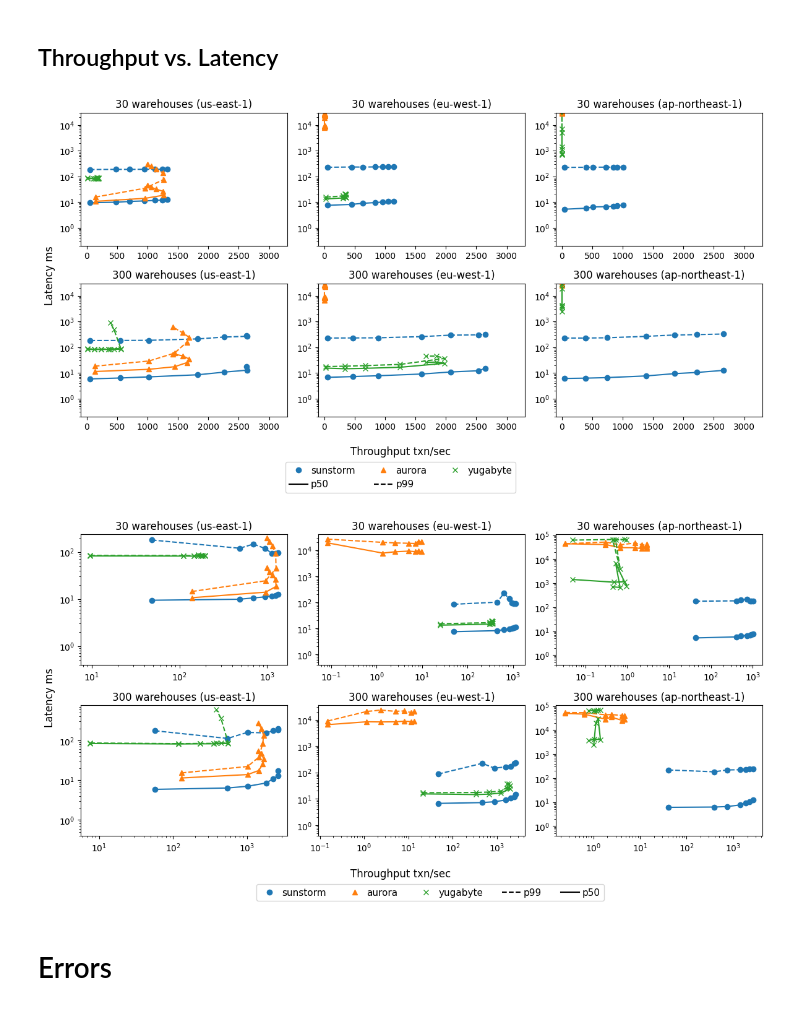
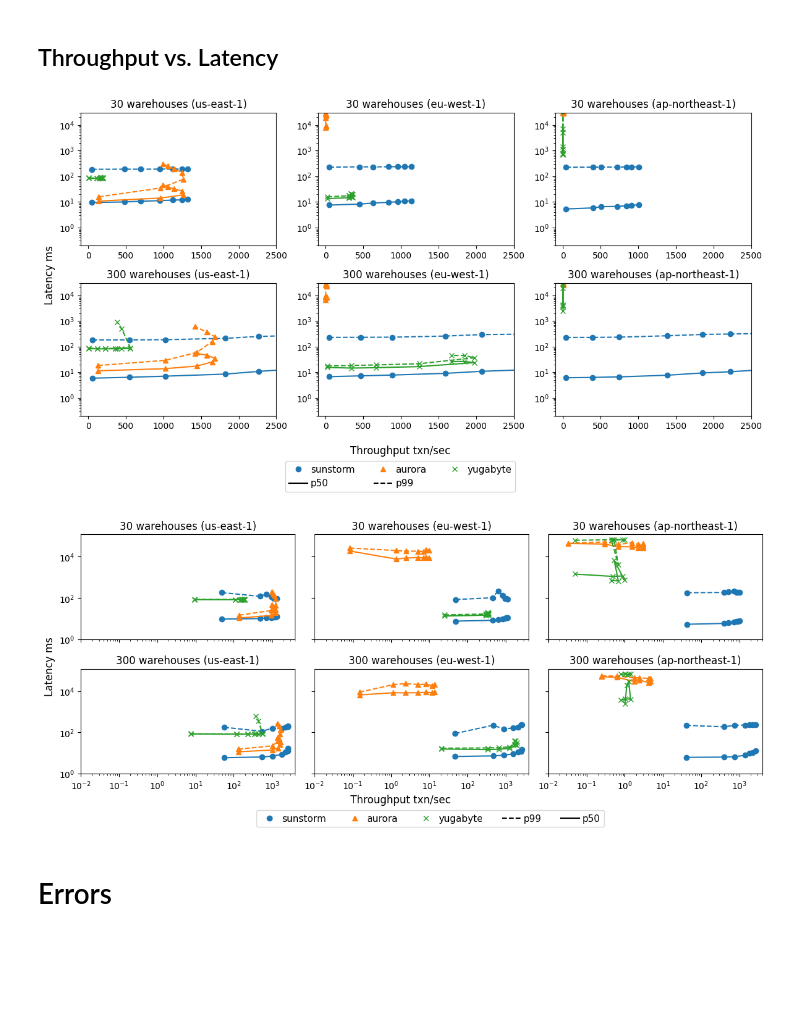
Before and after one commit to ctring/sunstorm-analysis, a Jupyter notebook: tpcc.ipynb, the cells around one changed output. Cells and saved outputs as stored; diff of their text form; code cells hidden in the pictures; blank space fills up the shorter version.

```diff
--- a/tpcc.ipynb
+++ b/tpcc.ipynb
@@ -226,7 +210,7 @@ for s, scalefactor in enumerate([10, 100]):
                     rot=0,
                     logy=True,
                     # logx=True,
-                    xlim=(-100, 3300),
+                    xlim=(-100, 2500),
                     ax=ax,
                 )
                 ax.get_legend().remove()
@@ -256,14 +240,14 @@ fig.legend(handles=handles,
 plt.tight_layout()
         # fig.savefig(f"output/tpcc-wh{scalefactor}-{region_name}.pdf", bbox_inches="tight")
 # %% [output]
-[figure, old version]
+[figure, new version]
 # %%
 from matplotlib.lines import Line2D
 from matplotlib.gridspec import GridSpec
 
-plt.rc('axes', labelsize=12)
+plt.rc('axes', labelsize=11)
 plt.rc('legend', fontsize=11)
-fig = plt.figure(figsize=(12, 6))
+fig = plt.figure(figsize=(12, 5))
 gs = GridSpec(2, 3, figure=fig)
 
 # for scalefactor in [1, 10, 100]:
@@ -290,38 +274,42 @@ for s, scalefactor in enumerate([10, 100]):
                     y=y,
                     style=f"{marker}{linestyle}C{i}",
                     rot=0,
                     logy=True,
                     logx=True,
-                    # xlim=(-100, 3300),
+                    xlim=(0.01, 4000),
+                    ylim=(1, 120000),
                     ax=ax,
                 )
             ax.get_legend().remove()
             ax.set_xlabel("")
 
-        ax.set_ylim(bottom=0.4)
+        if r != 0:
+            ax.get_yaxis().set_ticklabels([])
+        if s == 0:
+            ax.get_xaxis().set_ticklabels([])
 fig.supylabel("Latency ms", y=0.5)
-fig.supxlabel("Throughput txn/sec", x=0.5)
+fig.supxlabel("Throughput txn/sec", x=0.5, y=0.05)
 #fig.suptitle("TPC-C NewOrder Transaction")
 handles=[
     Line2D([0], [0], lw=0, marker='o', color='C0', markerfacecolor='C0', label='sunstorm'),
     Line2D([0], [0], lw=0, marker='^', color='C1', markerfacecolor='C1', label='aurora'),
     Line2D([0], [0], lw=0, marker='x', color='C2', markerfacecolor='C2', label='yugabyte'),
     Line2D([0], [0], color='k', linestyle='--', label='p99'),
     Line2D([0], [0], color='k', linestyle='-', label='p50'),
 
 ]
 
 fig.legend(handles=handles,
            title="",
            ncol=7,
            loc="upper center",
            handletextpad=0.3,
-           bbox_to_anchor=(0.54,0.01)  # Adjust legend position if needed
+           bbox_to_anchor=(0.54,0.05)  # Adjust legend position if needed
           )
 fig.tight_layout()
 fig.savefig(f"tpcc-logx.pdf", bbox_inches="tight")
 # %% [output]
-[figure, old version]
+[figure, new version]
 # %% [markdown]
 # Errors
 # %%
```
Also changed, not shown: parts of 3 cells of this notebook, 4 other files.
